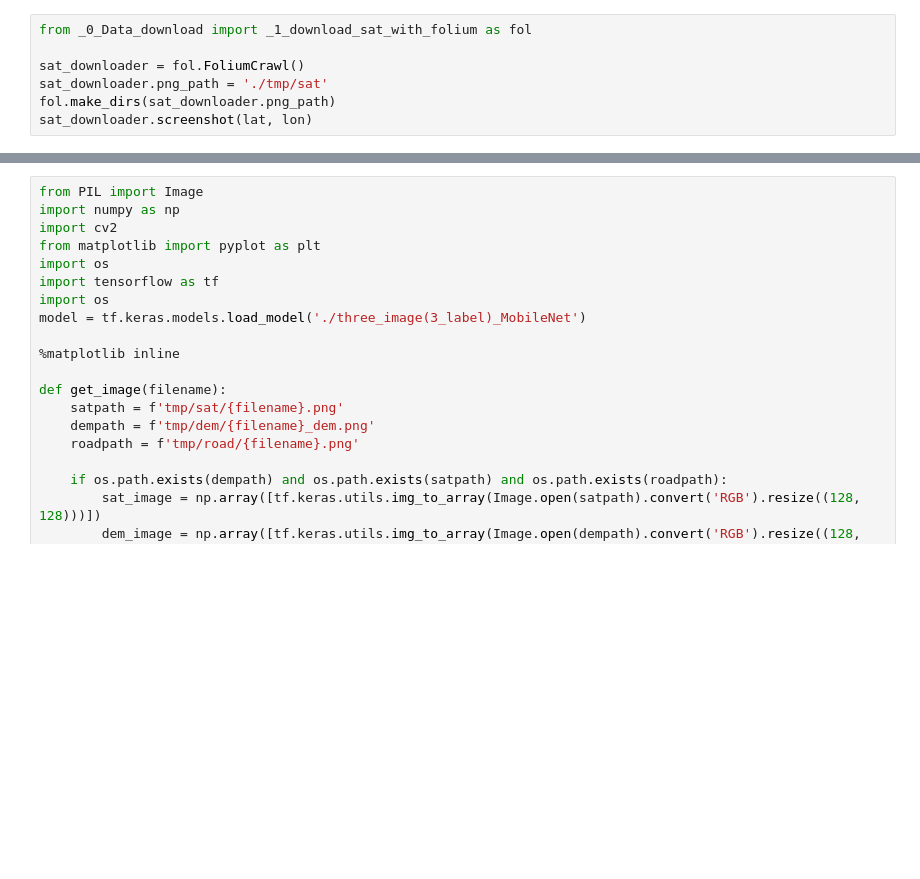
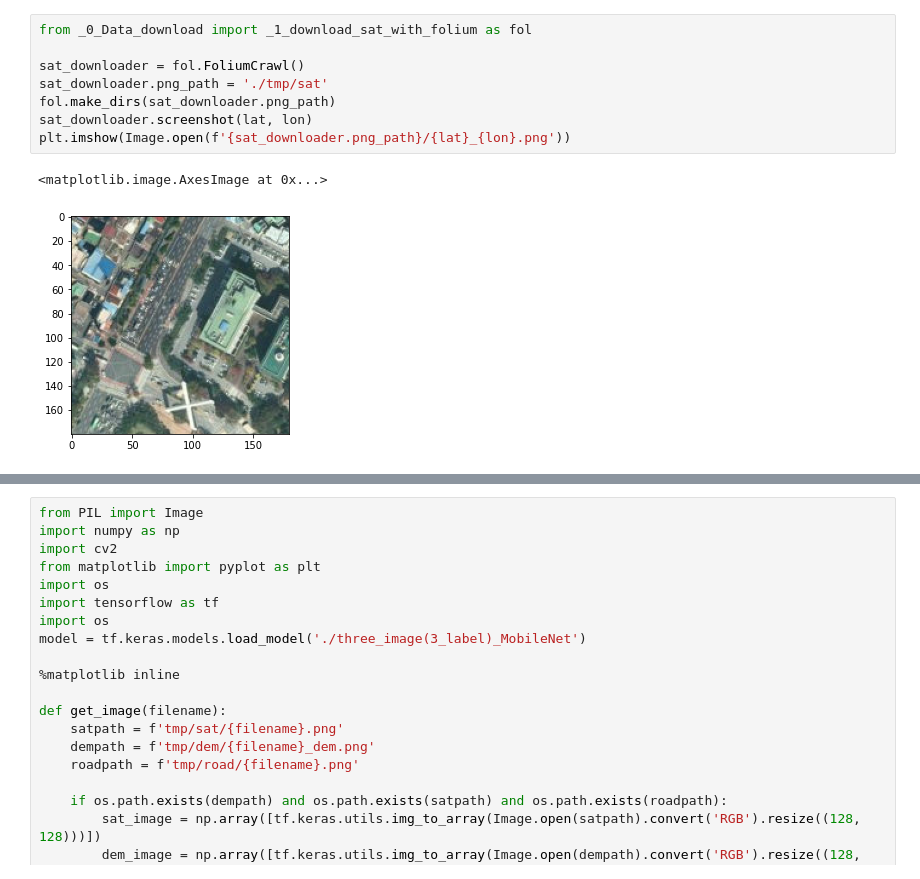
Before and after one commit to Nor-s/road-accident-CNN, a Jupyter notebook: Demo2.ipynb, the cells around one changed output, grey strips where cells are left out. Cells and saved outputs as stored; diff of their text form; blank space fills up the shorter version.

```diff
--- a/Demo2.ipynb
+++ b/Demo2.ipynb
@@ -22,10 +32,14 @@ road_downloader.save_map_image(lon, lat)
 # %%
 from _0_Data_download import _1_download_sat_with_folium as fol
 
 sat_downloader = fol.FoliumCrawl()
 sat_downloader.png_path = './tmp/sat'
 fol.make_dirs(sat_downloader.png_path)
 sat_downloader.screenshot(lat, lon)
+plt.imshow(Image.open(f'{sat_downloader.png_path}/{lat}_{lon}.png'))
+# %% [output]
+<matplotlib.image.AxesImage at 0x...>
+[figure, added]
 # %%
 from _0_Data_download import _2_download_dem_with_gee as dem
 
```
Also changed, not shown: parts of 4 cells of this notebook.
